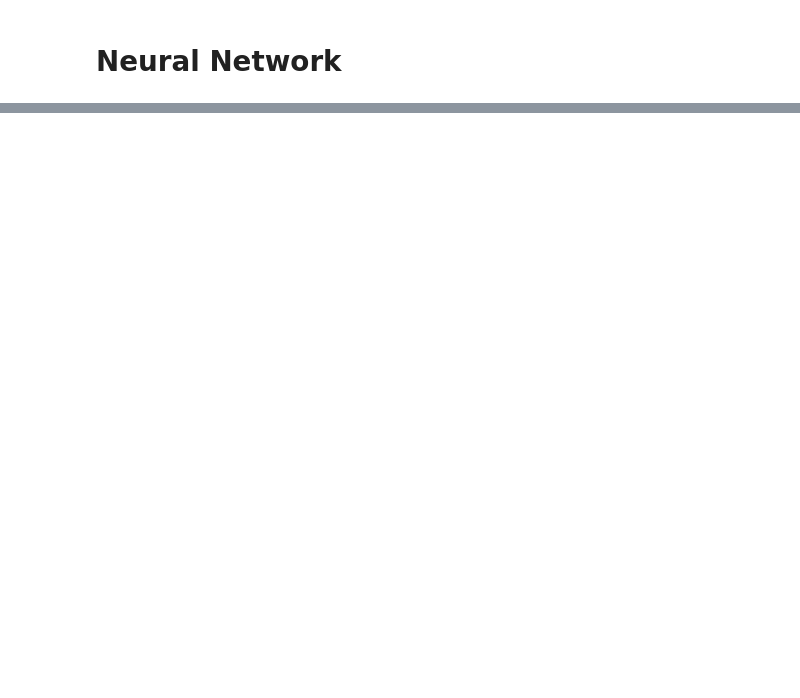
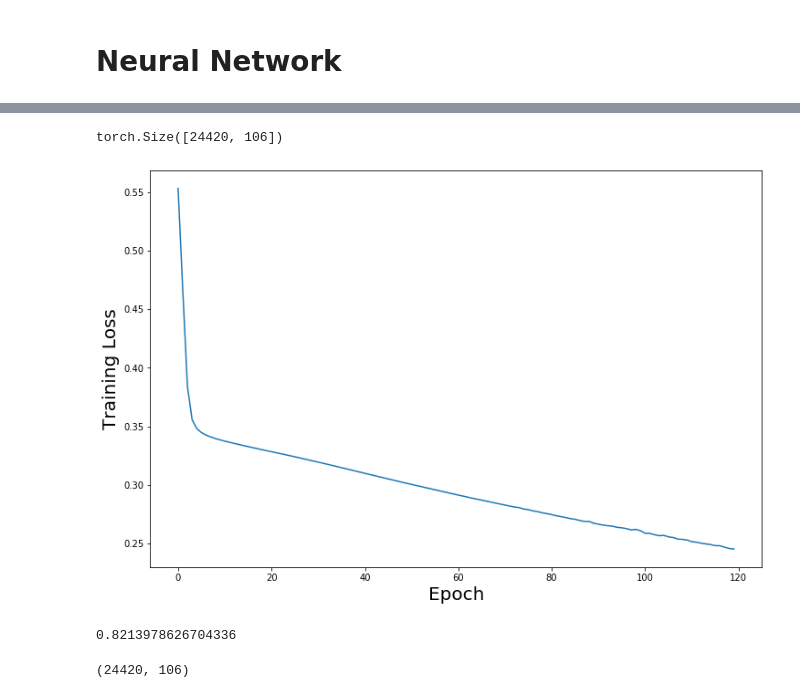
Before and after one commit to Deeep12345/Entropy_utility_measure, a Jupyter notebook: network_optimisation.ipynb, the cells around one changed output, grey strips where cells are left out. Cells and saved outputs as stored; diff of their text form; code cells hidden in the pictures; blank space fills up the shorter version.

```diff
--- a/network_optimisation.ipynb
+++ b/network_optimisation.ipynb
@@ -150,2 +111,7 @@ KeyboardInterrupt:
+# %%
+scaler = StandardScaler()
+scaler.fit(X_train)
+X_train = scaler.transform(X_train)
+X_test = scaler.transform(X_test)
 # %% [markdown]
 # Neural Network
@@ -151,0 +140,31 @@ KeyboardInterrupt:
+# %%
+X_train = torch.from_numpy(X_train).float()
+y_train = torch.from_numpy(np.array(y_train))
+X_test = torch.from_numpy(X_test).float()
+y_test = torch.from_numpy(np.array(y_test))
+# %%
+X_train.shape
+# %% [output]
+torch.Size([24420, 106])
+# %%
+train_tensor = torch.utils.data.TensorDataset(X_train, y_train)
+test_tensor = torch.utils.data.TensorDataset(X_test, y_test)
+# %%
+class NeuralNet(nn.Module):
+    def __init__(self, input_size, hidden_size, num_classes, dropout, f):
+        super(NeuralNet, self).__init__()
+        self.fc1 = nn.Linear(input_size, hidden_size)
+        self.fc2 = nn.Linear(hidden_size, hidden_size)
+        self.dropout = nn.Dropout(p=dropout)
+        self.fc3 = nn.Linear(hidden_size, hidden_size)
+        self.fc4 = nn.Linear(hidden_size, num_classes)
+        self.f = f
+
+    def forward(self, x):
+        out = self.f(self.fc1(x))
+
+        out = self.f(self.fc2(out))
+        out = self.dropout(out)
+        out = self.f(self.fc3(out))
+        out = self.fc4(out)
+        return out
@@ -151,0 +232,12 @@ KeyboardInterrupt:
+# %%
+net = train_analysis()
+# %% [output]
+[figure, added]
+# %%
+print(measure_accuracy(net))
+# %% [output]
+0.8213978626704336
+# %%
+X_train.shape
+# %% [output]
+(24420, 106)
```
Also changed, not shown: parts of 13 cells of this notebook, 1 other file.
